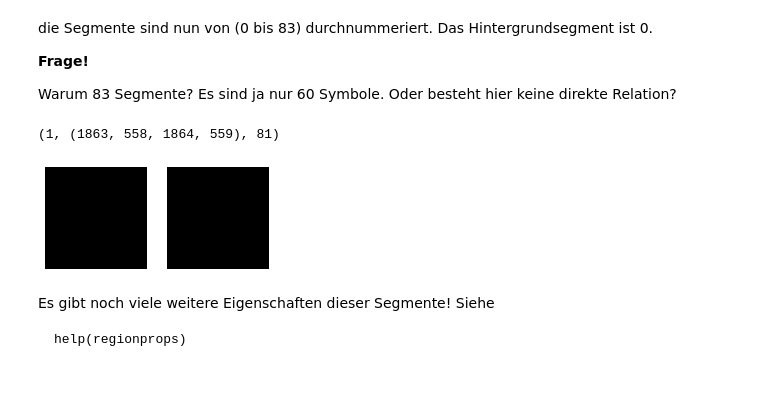
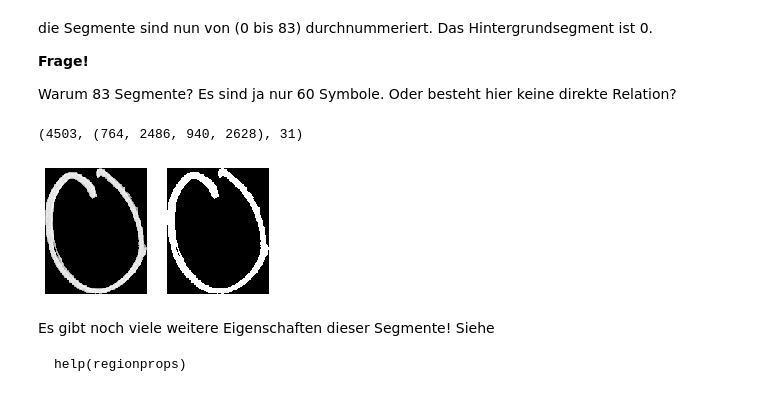
Before and after one commit to sipfli/cas_datenanalyse, a Jupyter notebook: PVA2/Segmentierung.ipynb, the cells around one changed output. Drawn from its saved outputs; the diff is of its cells as text; code cells hidden in the pictures.

```diff
--- a/PVA2/Segmentierung.ipynb
+++ b/PVA2/Segmentierung.ipynb
@@ -144,14 +144,14 @@ Warum 83 Segmente? Es sind ja nur 60 Symbole. Oder besteht hier keine direkte Re
 # %%
 #regionprops?
 regionlist=regionprops(label_image,image,cache=True)
 #Untersuchen wir eine Region:
-testregion=regionlist[80]
+testregion=regionlist[30]
 
 show_images([testregion.intensity_image,testregion.image],figsize=(4,4),interpolation='none')
 testregion.area,testregion.bbox,testregion.label
 # %% [output]
-(1, (1863, 558, 1864, 559), 81)
+(4503, (764, 2486, 940, 2628), 31)
-[figure, old version]
+[figure, new version]
 # %% [markdown]
 Es gibt noch viele weitere Eigenschaften dieser Segmente! Siehe
 
```
Also changed, not shown: parts of 3 cells of this notebook.
